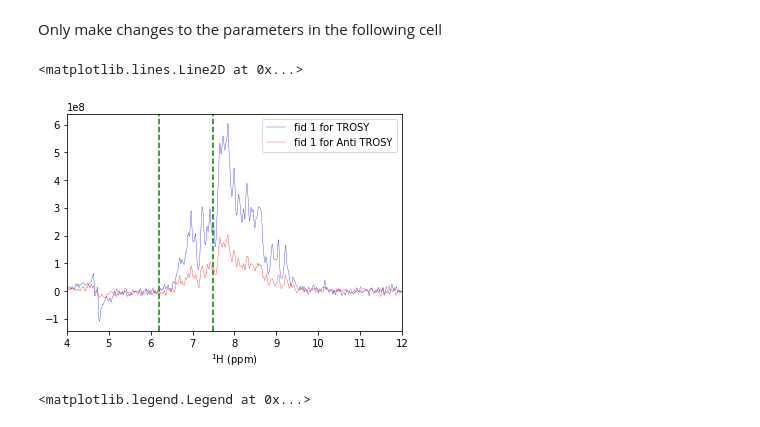
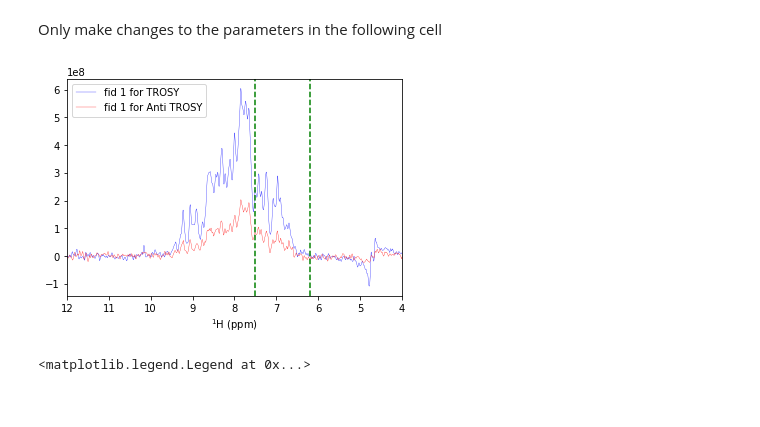
Before and after one commit to amandaqu/JHU_Scripts, a Jupyter notebook: TRACT-Analysis/TRACTanalysis.ipynb, the cells around one changed output. Saved outputs shown, nothing was run; the diff lists cells and outputs as text; code cells hidden in the pictures.

```diff
--- a/TRACT-Analysis/TRACTanalysis.ipynb
+++ b/TRACT-Analysis/TRACTanalysis.ipynb
@@ -67,35 +67,35 @@ if min > max:
 
 trosy_exp_data['fid_area'] = []
 anti_trosy_exp_data['fid_area'] = []
 # extract trosy regions
 # t = 0
 for i in trosy_exp_data['fids']:
     trosy_region = i[min:max + 1]
     trosy_exp_data['fid_area'].append(trosy_region.sum())
 
 for j in anti_trosy_exp_data['fids']:
     anti_trosy_region = j[min:max + 1]
     anti_trosy_exp_data['fid_area'].append(anti_trosy_region.sum())
 
 # plot the spectrum
 fig = plt.figure()
 ax = fig.add_subplot(111)
 ax.plot(ppm_scale, trosy_exp_data['fids'][0], 'b-', linewidth = 0.3)
 ax.plot(ppm_scale, anti_trosy_exp_data['fids'][0], 'r-', linewidth = 0.3)
 ax.set_xlim([4.0,12])
 
 plt.xlabel('$^{1}$H (ppm)')
 plt.legend(['fid 1 for TROSY', 'fid 1 for Anti TROSY'])
 
 
 
 peak_scale = ppm_scale[min:max + 1]
 # ax.plot(peak_scale, [0] * len(peak_scale), 'g-', linewidth = 2)
 ax.axvline(x = peak_scale[0], color ='g', linestyle = '--')
 ax.axvline(x = peak_scale[-1], color ='g', linestyle = '--')
+ax.invert_xaxis()
 # %% [output]
-<matplotlib.lines.Line2D at 0x...>
-[figure, old version]
+[figure, new version]
 # %%
 # anti_trosy_exp_data['fid_area']
 plt.plot(anti_trosy_exp_data['iterator'], anti_trosy_exp_data['fid_area'],'.b')
```
